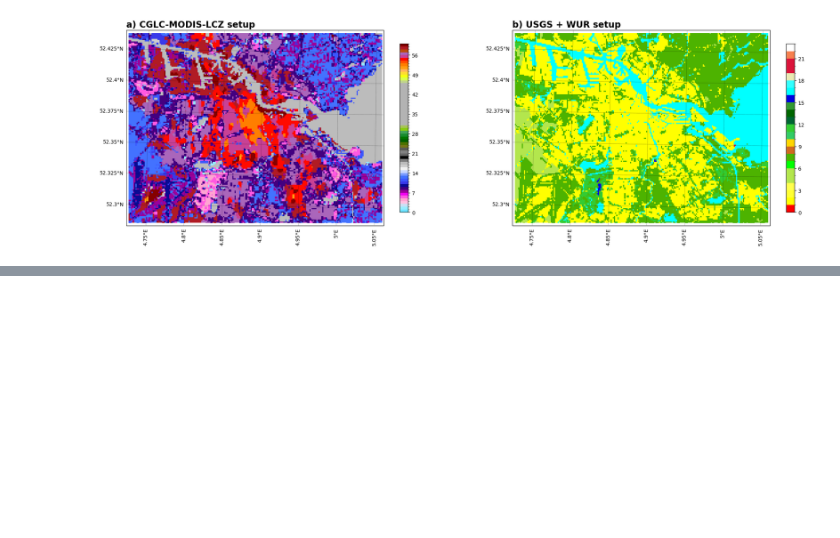
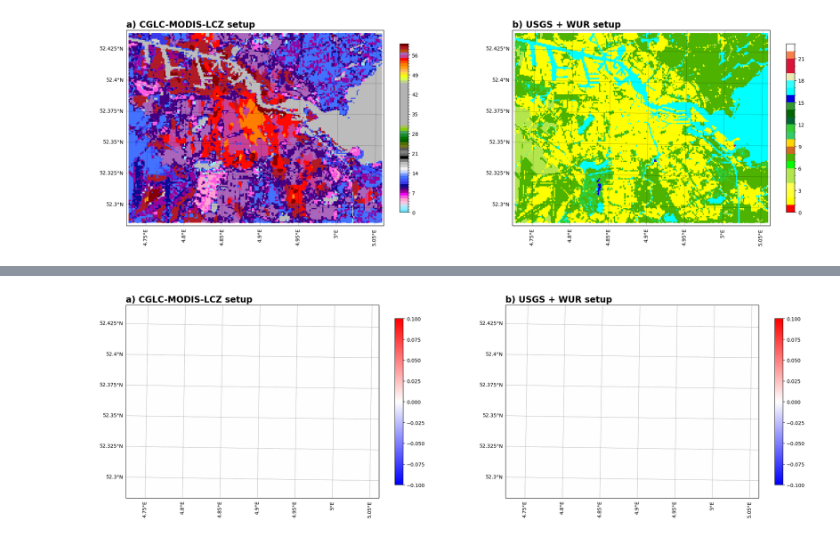
Before and after one commit to Urban-M4/snakemake-wrf, a Jupyter notebook: plot_input_files.ipynb, the cells around one changed output, grey strips where cells are left out. Saved outputs shown, nothing was run; the diff lists cells and outputs as text; code cells hidden in the pictures; blank space fills up the shorter version.

```diff
--- a/plot_input_files.ipynb
+++ b/plot_input_files.ipynb
@@ -207,0 +213,28 @@ cbar2 = fig.colorbar(ct2, ax=ax2, shrink=0.6)
+# %%
+fig = plt.figure(figsize=(25, 10))
+ax1 = fig.add_subplot(1, 2, 1, projection=cart_proj)
+gl1 = ax1.gridlines(**ax_options)
+gl1.right_labels = False
+gl1.top_labels = False
+ax1.set_extent(extent)
+ct1 = ax1.pcolormesh(
+    lon, lat, modis_urb2d, cmap="bwr", transform=ccrs.PlateCarree()
+)
+ax1.coastlines(linewidth=1.0, resolution='10m')
+ax1.set_title('a) CGLC-MODIS-LCZ setup', **title_options)
+cbar1 = fig.colorbar(ct1, ax=ax1, shrink=0.6)
+#cbar1.ax.set_yticklabels(labels)
+
+ax2 = fig.add_subplot(1, 2, 2, projection=cart_proj)
+gl2 = ax2.gridlines(**ax_options)
+gl2.right_labels = False
+gl2.top_labels = False
+ax2.set_extent(extent)
+ct2 = ax2.pcolormesh(
+    lon, lat, wur_urb2d, cmap="bwr", transform=ccrs.PlateCarree()
+)
+ax1.coastlines(linewidth=1.0, resolution='10m')
+ax2.set_title('b) USGS + WUR setup', **title_options)
+cbar2 = fig.colorbar(ct2, ax=ax2, shrink=0.6)
+# %% [output]
+[figure, added]
```
Also changed, not shown: parts of 3 cells of this notebook, 1 other file.
